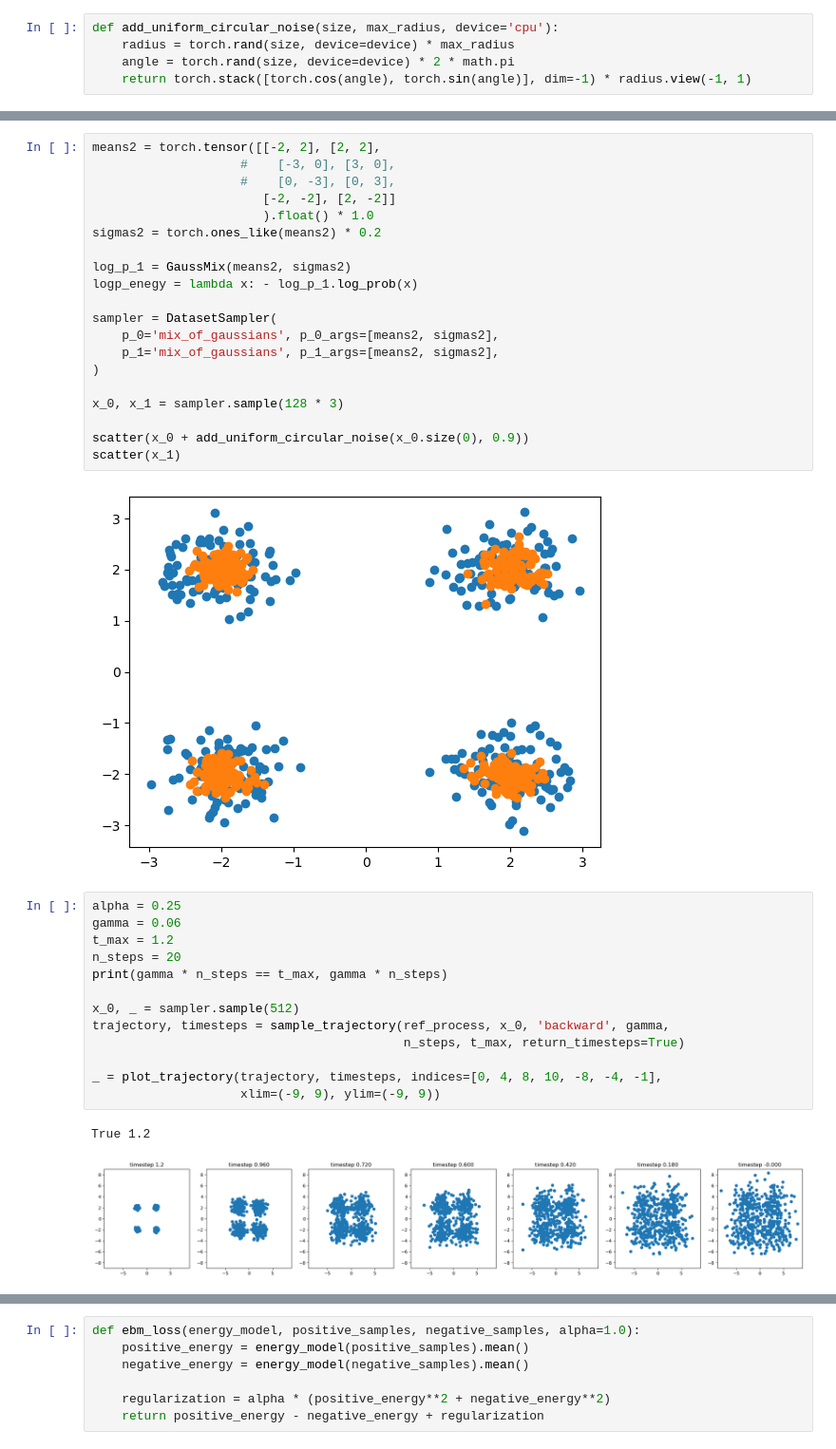
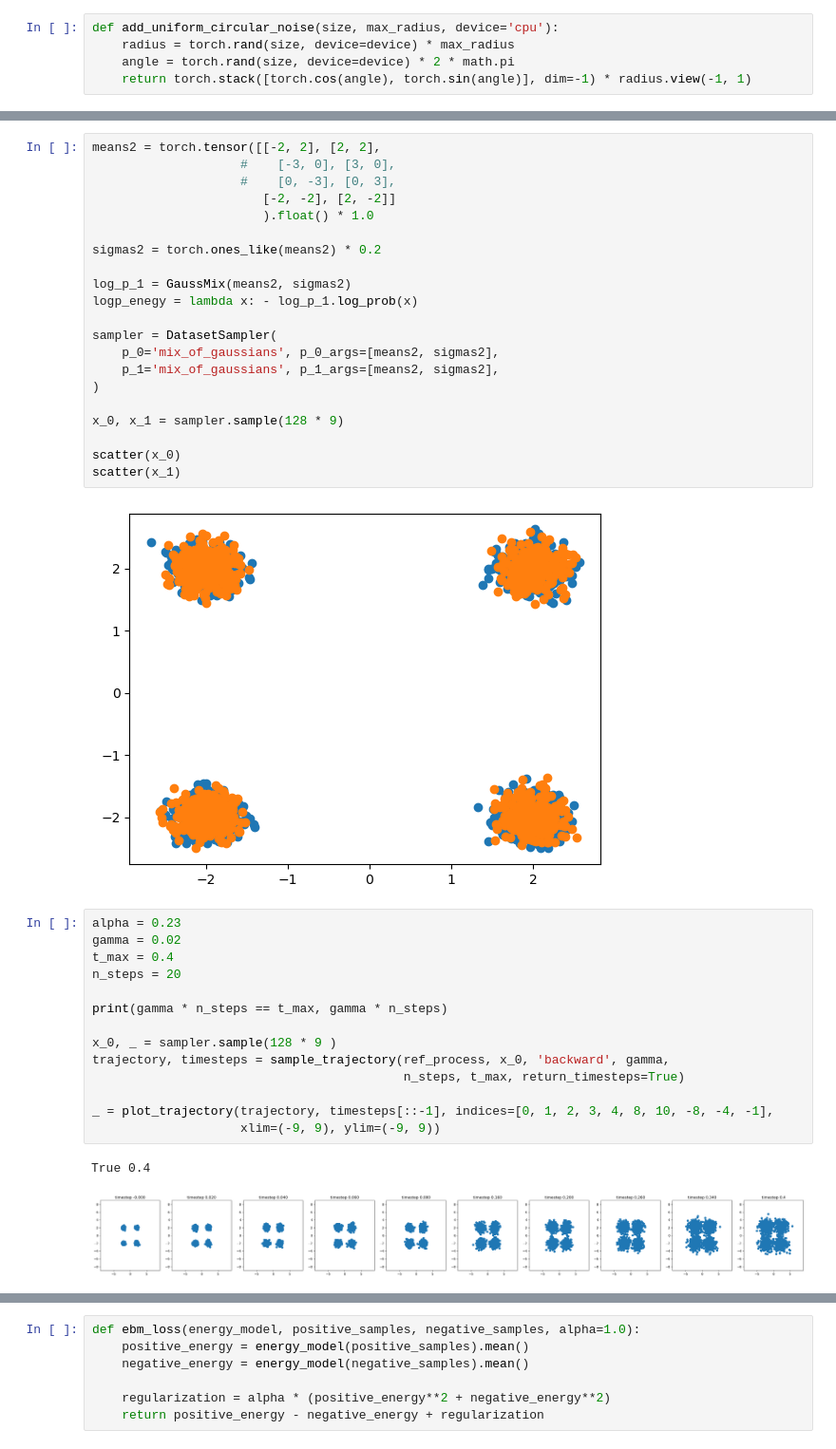
Before and after one commit to mmacosha/d2e-stochastic-dynamics, a Jupyter notebook: ebm.ipynb, the cells around one changed output, grey strips where cells are left out. Shown at 95% size. Drawn from its saved outputs; the diff is of its cells as text.

```diff
--- a/ebm.ipynb
+++ b/ebm.ipynb
@@ -175,6 +216,7 @@ means2 = torch.tensor([[-2, 2], [2, 2],
                     #    [0, -3], [0, 3],
                        [-2, -2], [2, -2]]
                        ).float() * 1.0
+
 sigmas2 = torch.ones_like(means2) * 0.2
 
 log_p_1 = GaussMix(means2, sigmas2)
@@ -185,28 +227,29 @@ sampler = DatasetSampler(
     p_1='mix_of_gaussians', p_1_args=[means2, sigmas2],
 )
 
-x_0, x_1 = sampler.sample(128 * 3)
+x_0, x_1 = sampler.sample(128 * 9)
 
-scatter(x_0 + add_uniform_circular_noise(x_0.size(0), 0.9))
+scatter(x_0)
 scatter(x_1)
 # %% [output]
-[figure, old version]
+[figure, new version]
 # %%
-alpha = 0.25
-gamma = 0.06
-t_max = 1.2
+alpha = 0.23
+gamma = 0.02
+t_max = 0.4
 n_steps = 20
+
 print(gamma * n_steps == t_max, gamma * n_steps)
 
-x_0, _ = sampler.sample(512)
+x_0, _ = sampler.sample(128 * 9 )
 trajectory, timesteps = sample_trajectory(ref_process, x_0, 'backward', gamma,
                                           n_steps, t_max, return_timesteps=True)
 
-_ = plot_trajectory(trajectory, timesteps, indices=[0, 4, 8, 10, -8, -4, -1],
+_ = plot_trajectory(trajectory, timesteps[::-1], indices=[0, 1, 2, 3, 4, 8, 10, -8, -4, -1],
                     xlim=(-9, 9), ylim=(-9, 9))
 # %% [output]
-True 1.2
+True 0.4
-[figure, old version]
+[figure, new version]
 # %%
 DEVICE = "cpu"
 N_SB_STEPS = 1000
```
Also changed, not shown: parts of 17 cells of this notebook.
